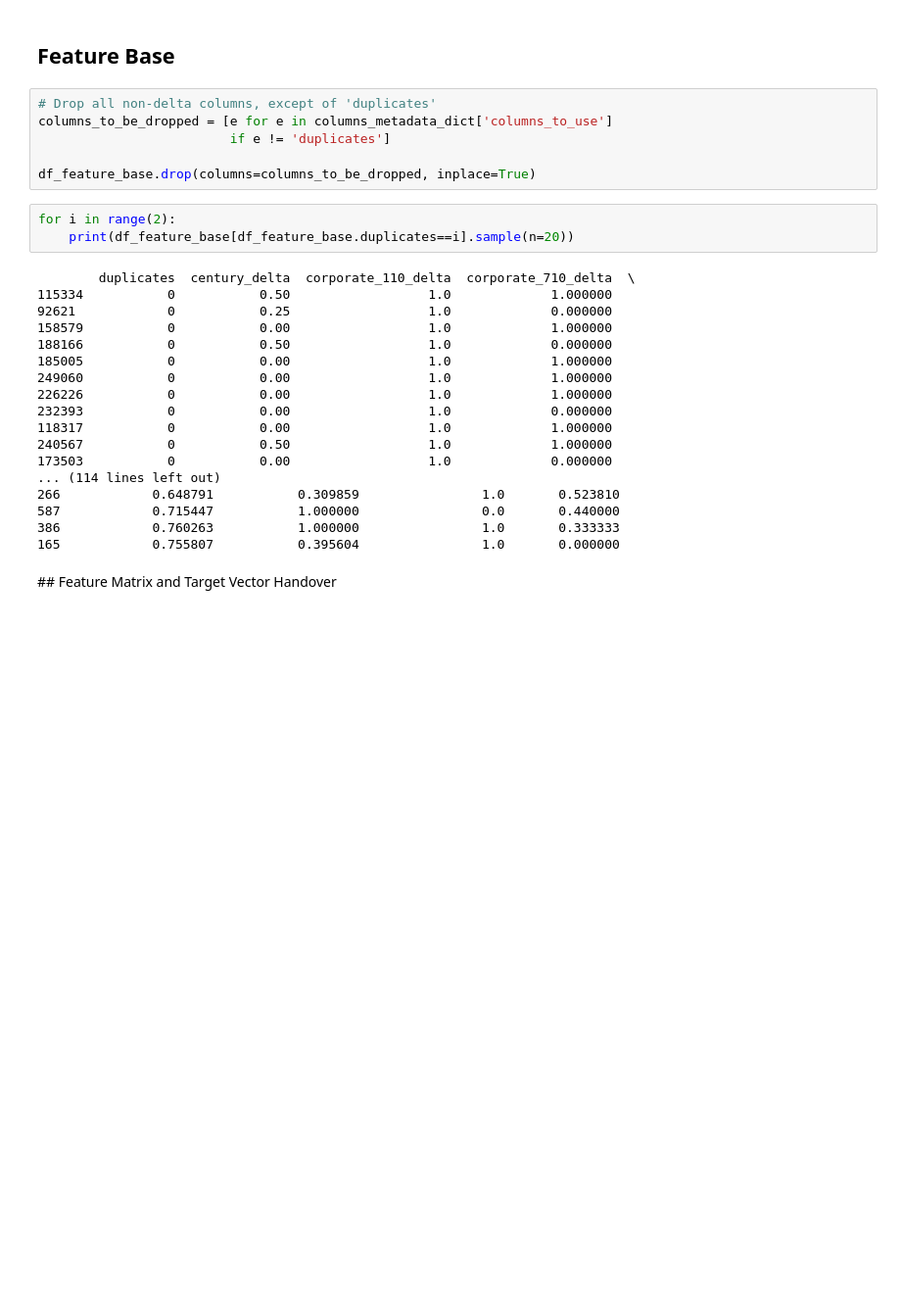
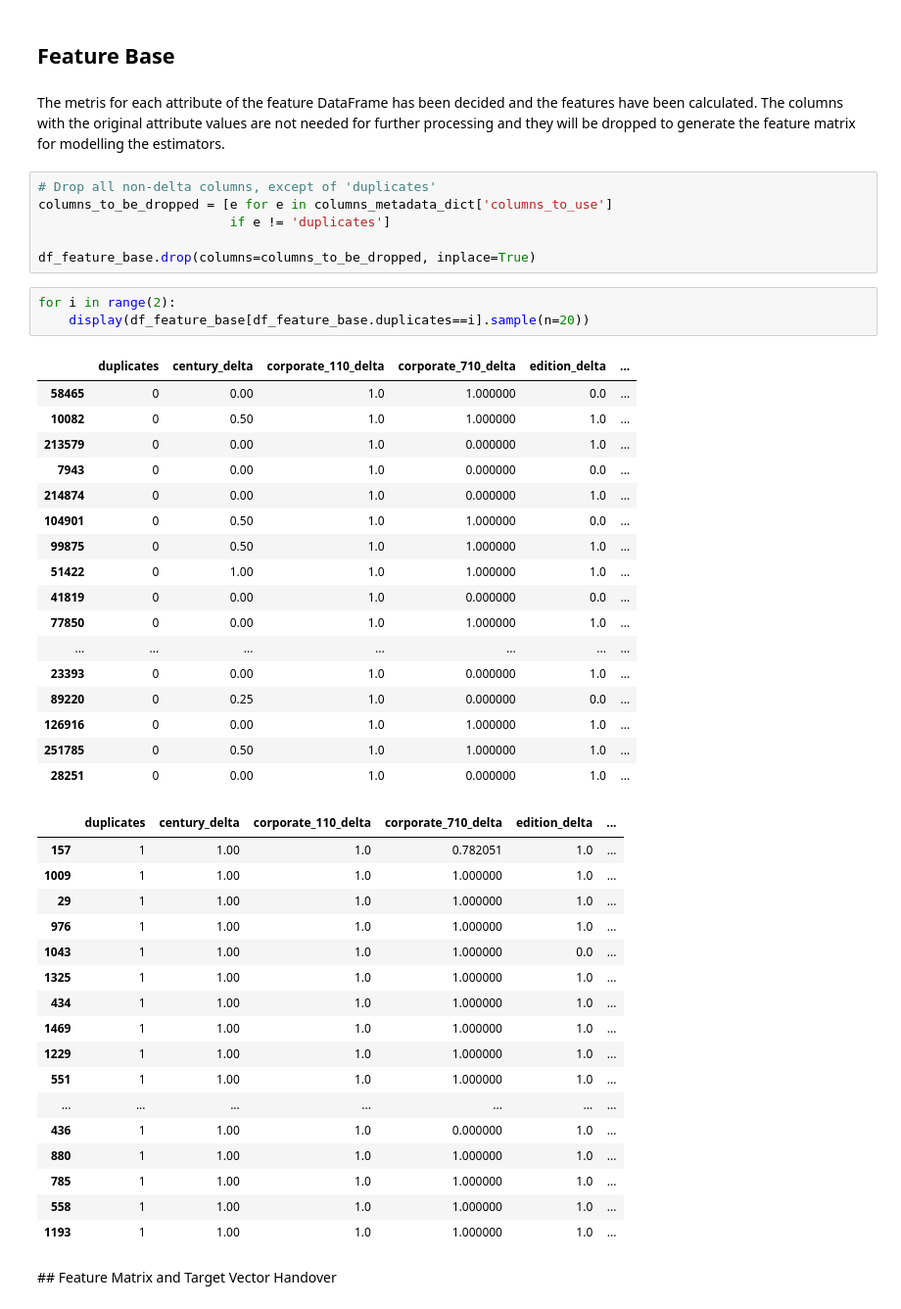
Before and after one commit to swissbib/clustering_metadata, a Jupyter notebook: 3_FeatureMatrixGeneration.ipynb, the cells around one changed output. Shown at 98% size. Drawn from its saved outputs; the diff is of its cells as text; blank space fills up the shorter version.

```diff
--- a/3_FeatureMatrixGeneration.ipynb
+++ b/3_FeatureMatrixGeneration.ipynb
@@ -394,5 +434,7 @@ df_feature_base.head(20)
 # %% [markdown]
 ## Feature Base
+# %% [markdown]
+The metris for each attribute of the feature DataFrame has been decided and the features have been calculated. The columns with the original attribute values are not needed for further processing and they will be dropped to generate the feature matrix for modelling the estimators.
 # %%
 # Drop all non-delta columns, except of 'duplicates'
 columns_to_be_dropped = [e for e in columns_metadata_dict['columns_to_use']
@@ -401,25 +443,42 @@ columns_to_be_dropped = [e for e in columns_metadata_dict['columns_to_use']
 df_feature_base.drop(columns=columns_to_be_dropped, inplace=True)
 # %%
 for i in range(2):
-    print(df_feature_base[df_feature_base.duplicates==i].sample(n=20))
+    display(df_feature_base[df_feature_base.duplicates==i].sample(n=20))
 # %% [output]
-        duplicates  century_delta  corporate_110_delta  corporate_710_delta  \
-115334           0           0.50                  1.0             1.000000
-92621            0           0.25                  1.0             0.000000
-158579           0           0.00                  1.0             1.000000
-188166           0           0.50                  1.0             0.000000
-185005           0           0.00                  1.0             1.000000
-249060           0           0.00                  1.0             1.000000
-226226           0           0.00                  1.0             1.000000
-232393           0           0.00                  1.0             0.000000
-118317           0           0.00                  1.0             1.000000
-240567           0           0.50                  1.0             1.000000
-173503           0           0.00                  1.0             0.000000
-... (114 lines left out)
-266            0.648791           0.309859                1.0       0.523810
-587            0.715447           1.000000                0.0       0.440000
-386            0.760263           1.000000                1.0       0.333333
-165            0.755807           0.395604                1.0       0.000000
+|  | duplicates | century_delta | corporate_110_delta | corporate_710_delta | edition_delta | ... |
+| 58465 | 0 | 0.00 | 1.0 | 1.000000 | 0.0 | ... |
+| 10082 | 0 | 0.50 | 1.0 | 1.000000 | 1.0 | ... |
+| 213579 | 0 | 0.00 | 1.0 | 0.000000 | 1.0 | ... |
+| 7943 | 0 | 0.00 | 1.0 | 0.000000 | 0.0 | ... |
+| 214874 | 0 | 0.00 | 1.0 | 0.000000 | 1.0 | ... |
+| 104901 | 0 | 0.50 | 1.0 | 1.000000 | 0.0 | ... |
+| 99875 | 0 | 0.50 | 1.0 | 1.000000 | 1.0 | ... |
+| 51422 | 0 | 1.00 | 1.0 | 1.000000 | 1.0 | ... |
+| 41819 | 0 | 0.00 | 1.0 | 0.000000 | 0.0 | ... |
+| 77850 | 0 | 0.00 | 1.0 | 1.000000 | 1.0 | ... |
+| ... | ... | ... | ... | ... | ... | ... |
+| 23393 | 0 | 0.00 | 1.0 | 0.000000 | 1.0 | ... |
+| 89220 | 0 | 0.25 | 1.0 | 0.000000 | 0.0 | ... |
+| 126916 | 0 | 0.00 | 1.0 | 1.000000 | 1.0 | ... |
+| 251785 | 0 | 0.50 | 1.0 | 1.000000 | 1.0 | ... |
+| 28251 | 0 | 0.00 | 1.0 | 0.000000 | 1.0 | ... |
+|  | duplicates | century_delta | corporate_110_delta | corporate_710_delta | edition_delta | ... |
+| 157 | 1 | 1.00 | 1.0 | 0.782051 | 1.0 | ... |
+| 1009 | 1 | 1.00 | 1.0 | 1.000000 | 1.0 | ... |
+| 29 | 1 | 1.00 | 1.0 | 1.000000 | 1.0 | ... |
+| 976 | 1 | 1.00 | 1.0 | 1.000000 | 1.0 | ... |
+| 1043 | 1 | 1.00 | 1.0 | 1.000000 | 0.0 | ... |
+| 1325 | 1 | 1.00 | 1.0 | 1.000000 | 1.0 | ... |
+| 434 | 1 | 1.00 | 1.0 | 1.000000 | 1.0 | ... |
+| 1469 | 1 | 1.00 | 1.0 | 1.000000 | 1.0 | ... |
+| 1229 | 1 | 1.00 | 1.0 | 1.000000 | 1.0 | ... |
+| 551 | 1 | 1.00 | 1.0 | 1.000000 | 1.0 | ... |
+| ... | ... | ... | ... | ... | ... | ... |
+| 436 | 1 | 1.00 | 1.0 | 0.000000 | 1.0 | ... |
+| 880 | 1 | 1.00 | 1.0 | 1.000000 | 1.0 | ... |
+| 785 | 1 | 1.00 | 1.0 | 1.000000 | 1.0 | ... |
+| 558 | 1 | 1.00 | 1.0 | 1.000000 | 1.0 | ... |
+| 1193 | 1 | 1.00 | 1.0 | 1.000000 | 1.0 | ... |
 # %% [markdown]
 ## Feature Matrix and Target Vector Handover
 # %% [markdown]
```
Also changed, not shown: parts of 11 cells of this notebook, 13 other files.
